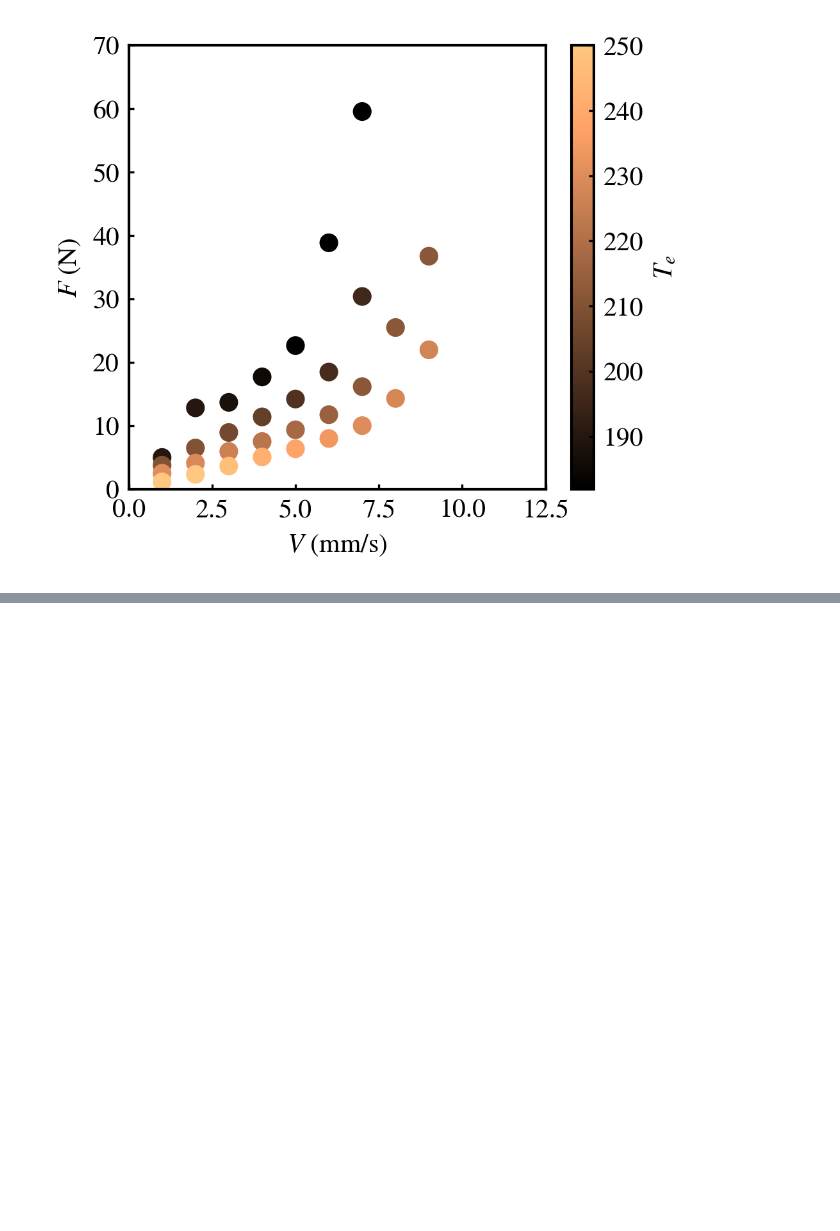
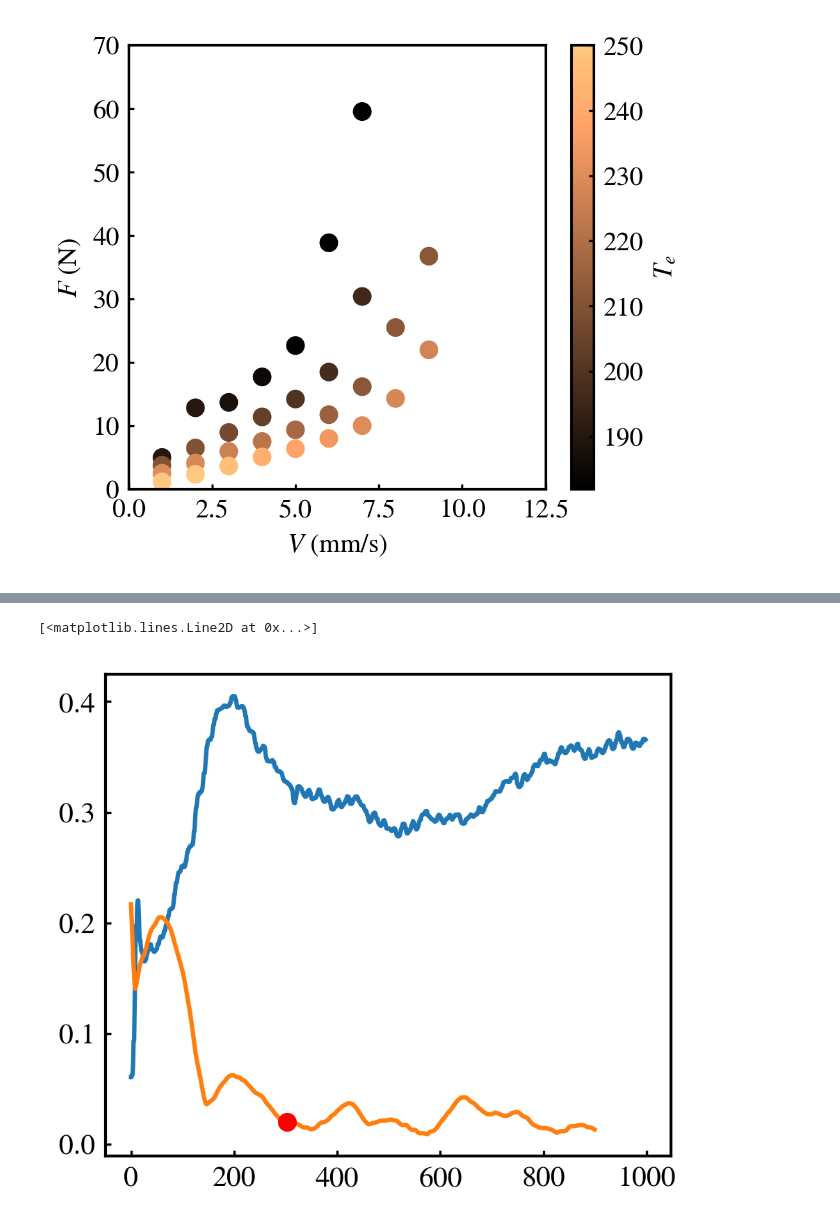
Before and after one commit to ZLoverty/ETP, a Jupyter notebook: Code/reanalysis-of-extrusion-data.ipynb, the cells around one changed output, grey strips where cells are left out. Saved outputs shown, nothing was run; the diff lists cells and outputs as text; code cells hidden in the pictures; blank space fills up the shorter version.

```diff
--- a/Code/reanalysis-of-extrusion-data.ipynb
+++ b/Code/reanalysis-of-extrusion-data.ipynb
@@ -312,0 +336,17 @@ plt.colorbar(label="Extrusion force, $F$ (N)")
+# %%
+df = data.loc[(data["当前速度值 mm/s"]==0.2)]
+# %%
+window_size = 99
+score_list = []
+plt.plot(range(len(df)), df["压力 kg"])
+for i in range(len(df) - window_size):
+    window = df["压力 kg"][i: i+window_size]
+    score = window.std() / window.mean()
+    score_list.append(score)
+plt.plot(score_list)
+
+ind = np.argmin(np.sign(np.array(score_list) - 0.02))
+plt.plot(303, score_list[303], "ro")
+# %% [output]
+[<matplotlib.lines.Line2D at 0x...>]
+[figure, added]
```
Also changed, not shown: parts of 18 cells of this notebook.
